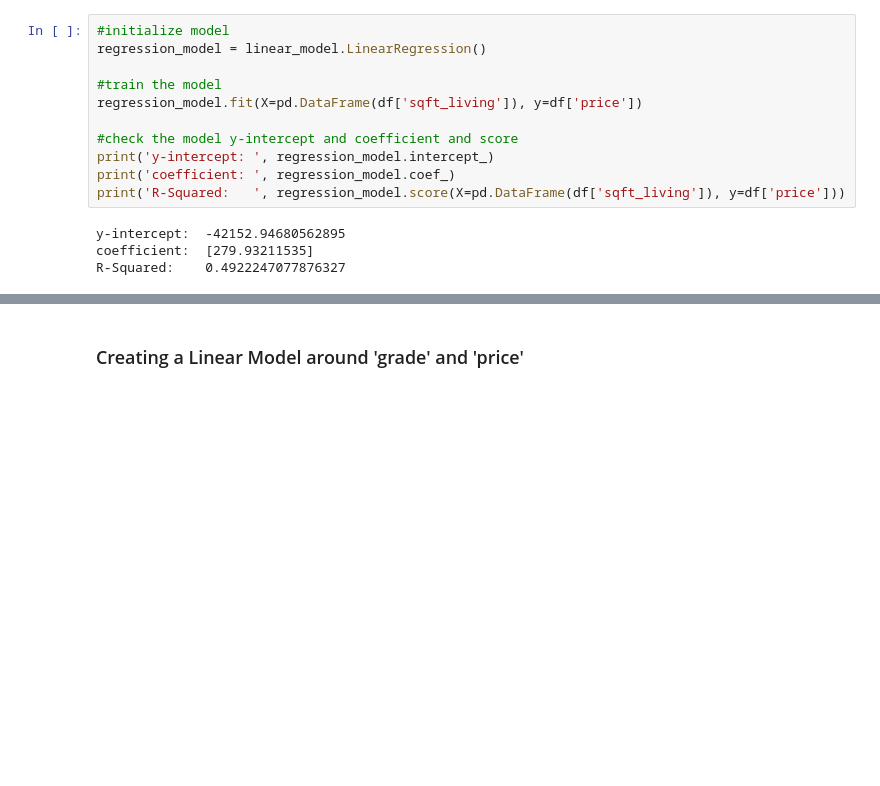
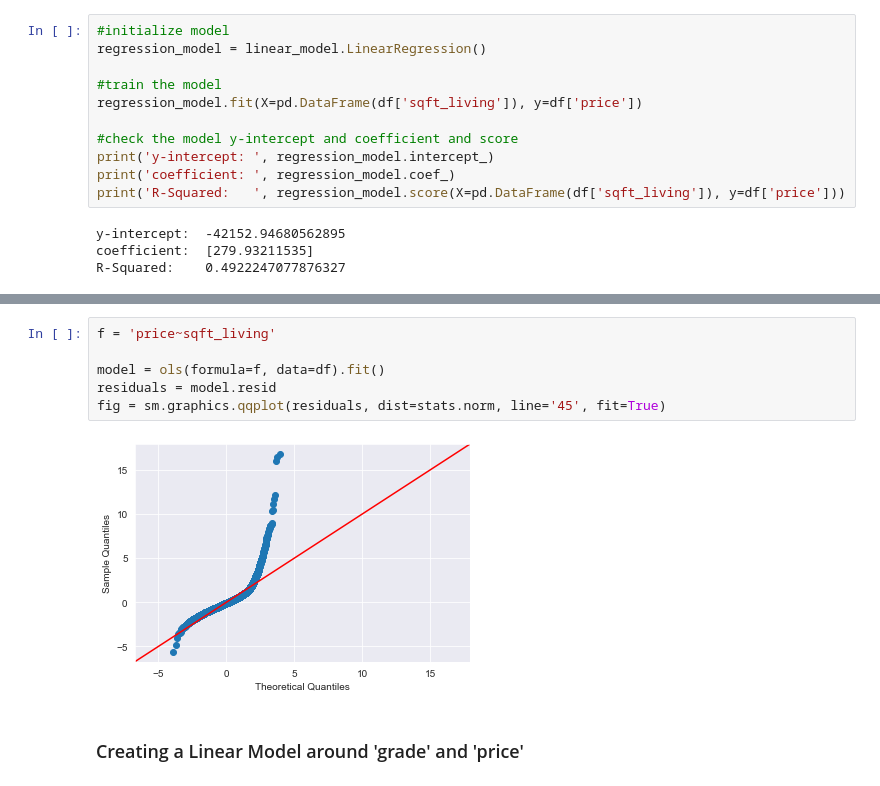
Before and after one commit to dtong136/dsc-phase-2-project-v2-3, a Jupyter notebook: student.ipynb, the cells around one changed output, grey strips where cells are left out. Drawn from its saved outputs; the diff is of its cells as text; blank space fills up the shorter version.

```diff
--- a/student.ipynb
+++ b/student.ipynb
@@ -496,6 +489,14 @@ Notes:
 [1] Standard Errors assume that the covariance matrix of the errors is correctly specified.
 [2] The condition number is large, 5.63e+03. This might indicate that there are
 strong multicollinearity or other numerical problems.
+# %%
+f = 'price~sqft_living'
+
+model = ols(formula=f, data=df).fit()
+residuals = model.resid
+fig = sm.graphics.qqplot(residuals, dist=stats.norm, line='45', fit=True)
+# %% [output]
+[figure, added]
 # %% [markdown]
 ### Creating a Linear Model around 'grade' and 'price'
 # %%
```
Also changed, not shown: parts of 16 cells of this notebook, 3 other files.
